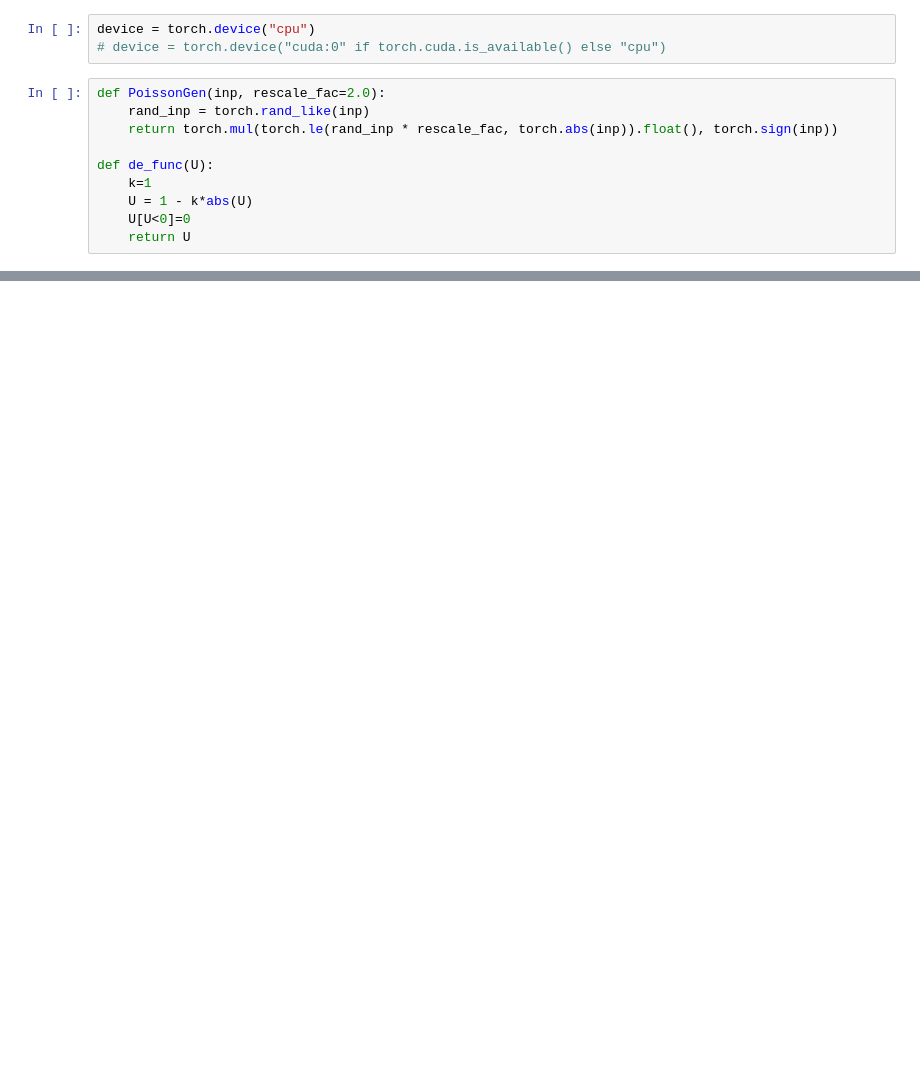
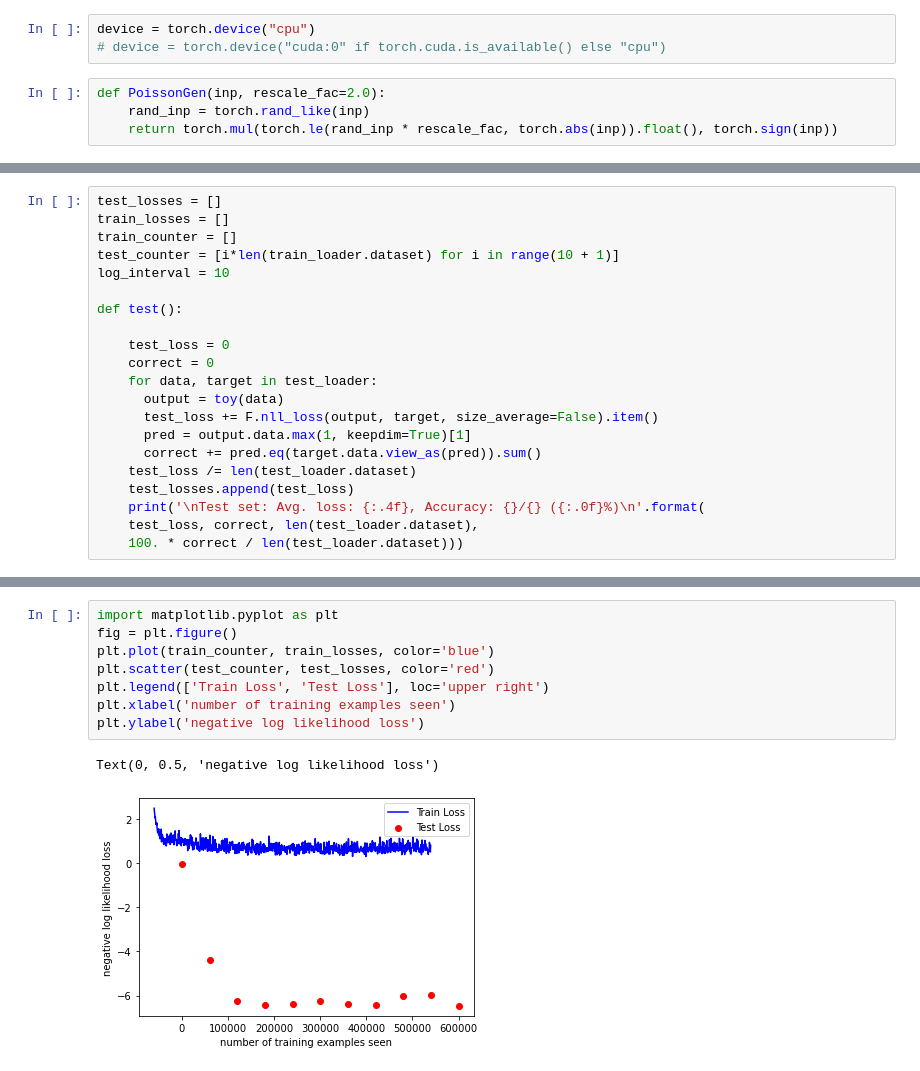
Before and after one commit to RuokaiYin/SNN_Training_Sim, a Jupyter notebook: SNN_train_bptt.ipynb, the cells around one changed output, grey strips where cells are left out. Drawn from its saved outputs; the diff is of its cells as text; blank space fills up the shorter version.

```diff
--- a/SNN_train_bptt.ipynb
+++ b/SNN_train_bptt.ipynb
@@ -9,12 +12,6 @@ device = torch.device("cpu")
 def PoissonGen(inp, rescale_fac=2.0):
     rand_inp = torch.rand_like(inp)
     return torch.mul(torch.le(rand_inp * rescale_fac, torch.abs(inp)).float(), torch.sign(inp))
-
-def de_func(U):
-    k=1
-    U = 1 - k*abs(U)
-    U[U<0]=0
-    return U
 # %%
 class model(nn.Module):
     def __init__(self):
@@ -118 +167,22 @@ def bp(toy,leak,time_step):
+# %%
+test_losses = []
+train_losses = []
+train_counter = []
+test_counter = [i*len(train_loader.dataset) for i in range(10 + 1)]
+log_interval = 10
+
+def test():
+
+    test_loss = 0
+    correct = 0
+    for data, target in test_loader:
+      output = toy(data)
+      test_loss += F.nll_loss(output, target, size_average=False).item()
+      pred = output.data.max(1, keepdim=True)[1]
+      correct += pred.eq(target.data.view_as(pred)).sum()
+    test_loss /= len(test_loader.dataset)
+    test_losses.append(test_loss)
+    print('\nTest set: Avg. loss: {:.4f}, Accuracy: {}/{} ({:.0f}%)\n'.format(
+    test_loss, correct, len(test_loader.dataset),
+    100. * correct / len(test_loader.dataset)))
 # %%
@@ -154,0 +274,11 @@ tensor([[ 1.1844,  1.0711,  0.3113, -0.2409, -0.0202,  0.0259],
+# %%
+import matplotlib.pyplot as plt
+fig = plt.figure()
+plt.plot(train_counter, train_losses, color='blue')
+plt.scatter(test_counter, test_losses, color='red')
+plt.legend(['Train Loss', 'Test Loss'], loc='upper right')
+plt.xlabel('number of training examples seen')
+plt.ylabel('negative log likelihood loss')
+# %% [output]
+Text(0, 0.5, 'negative log likelihood loss')
+[figure, added]
```
Also changed, not shown: parts of 7 cells of this notebook.
